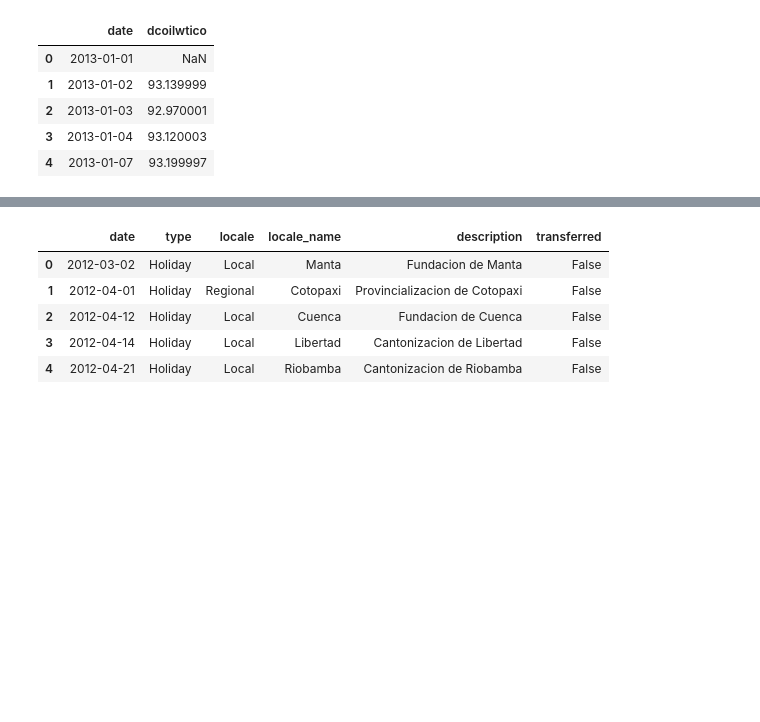
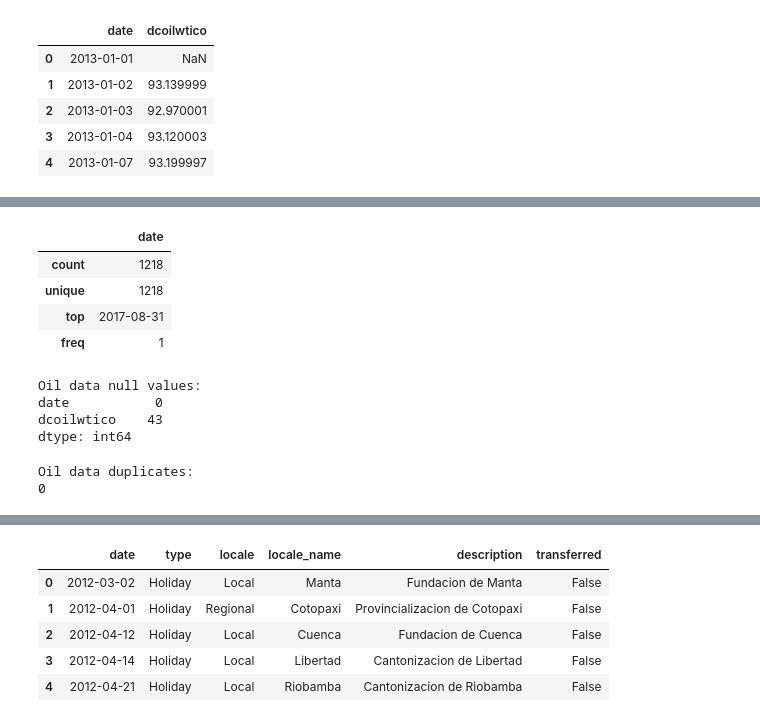
Before and after one commit to Njuraita/Time-Series-Regression-Analysis-Corporation-Favorita-, a Jupyter notebook: Notebooks/main.ipynb, the cells around one changed output, grey strips where cells are left out. Cells and saved outputs as stored; diff of their text form; code cells hidden in the pictures; blank space fills up the shorter version.

```diff
--- a/Notebooks/main.ipynb
+++ b/Notebooks/main.ipynb
@@ -125,0 +146,23 @@ oil_data.head()
+# %%
+# Describe oil data categorical values
+oil_data.describe(include='object')
+# %% [output]
+|  | date |
+| count | 1218 |
+| unique | 1218 |
+| top | 2017-08-31 |
+| freq | 1 |
+# %%
+# Check for null values in the oil data
+print(f"Oil data null values: \n{oil_data.isnull().sum()}")
+# %% [output]
+Oil data null values:
+date           0
+dcoilwtico    43
+dtype: int64
+# %%
+# Check for duplicates in the oil data
+print(f"Oil data duplicates: \n{oil_data.duplicated().sum()}")
+# %% [output]
+Oil data duplicates:
+0
```
Also changed, not shown: parts of 28 cells of this notebook, 1 other file.
